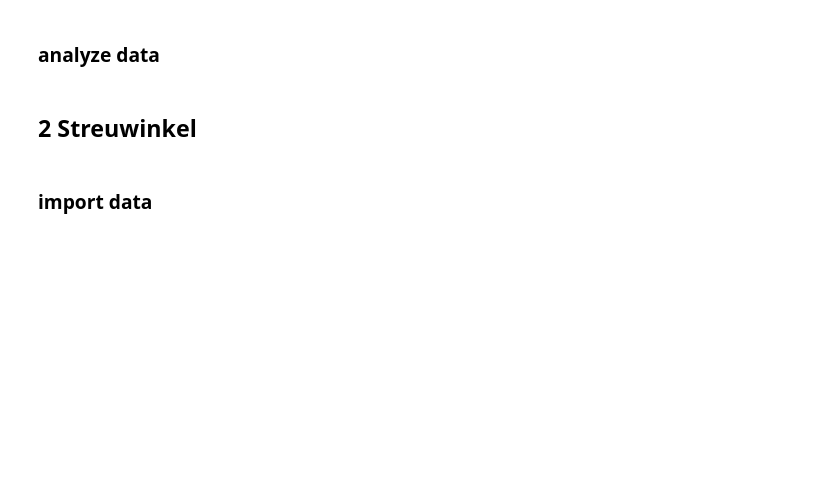
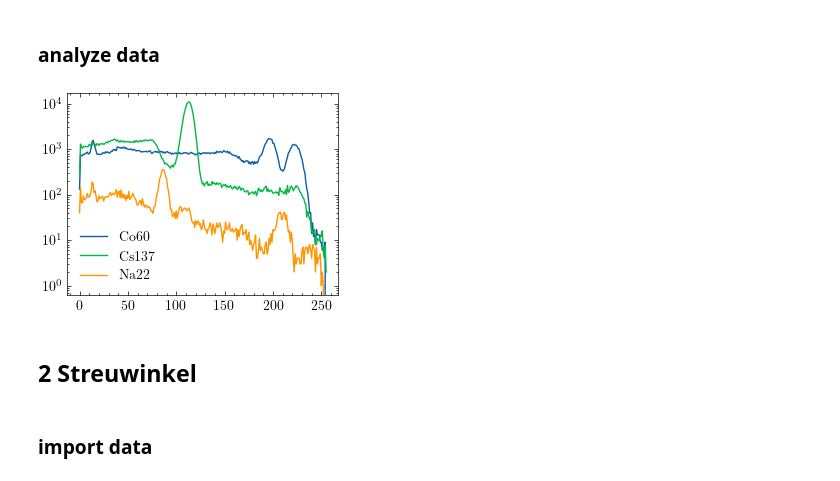
Before and after one commit to emhl/FP1, a Jupyter notebook: Compton.ipynb, the cells around one changed output. Cells and saved outputs as stored; diff of their text form; code cells hidden in the pictures; blank space fills up the shorter version.

Commit message:
import data and create initial plots

```diff
--- a/Compton.ipynb
+++ b/Compton.ipynb
@@ -51,3 +51,8 @@ def mapcolors(n):
 ## 1 Kalibrierung
 # %% [markdown]
 ### import data
+# %%
+co60_kalib = pd.read_csv('Compton/data_alt/Kalibrierung_Punkt1/Co60_Kalibrierung.txt', sep='\t', header=None, names=['t', 'c'])
+cs137_kalib = pd.read_csv('Compton/data_alt/Kalibrierung_Punkt1/Cs137_Kalibrierung.txt', sep='\t', header=None, names=['t', 'c'])
+na22_kalib = pd.read_csv('Compton/data_alt/Kalibrierung_Punkt1/Na22_Kalibrierung.txt', sep='\t', header=None, names=['t', 'c'])
+co60_kalib
@@ -54,5 +73,14 @@ def mapcolors(n):
 # %% [markdown]
 ### analyze data
+# %%
+plt.plot(co60_kalib['t'], co60_kalib['c'], label='Co60')
+plt.plot(cs137_kalib['t'], cs137_kalib['c'], label='Cs137')
+plt.plot(na22_kalib['t'], na22_kalib['c'], label='Na22')
+plt.legend()
+
+plt.yscale('log')
+# %% [output]
+[figure, added]
 # %% [markdown]
 ## 2 Streuwinkel
 # %% [markdown]
```
Also changed, not shown: parts of 7 cells of this notebook, 12 other files.
